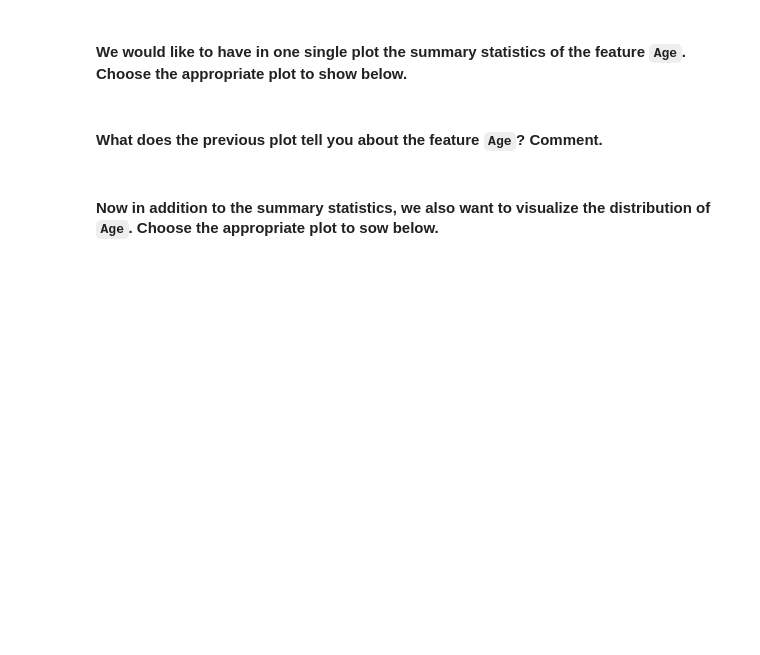
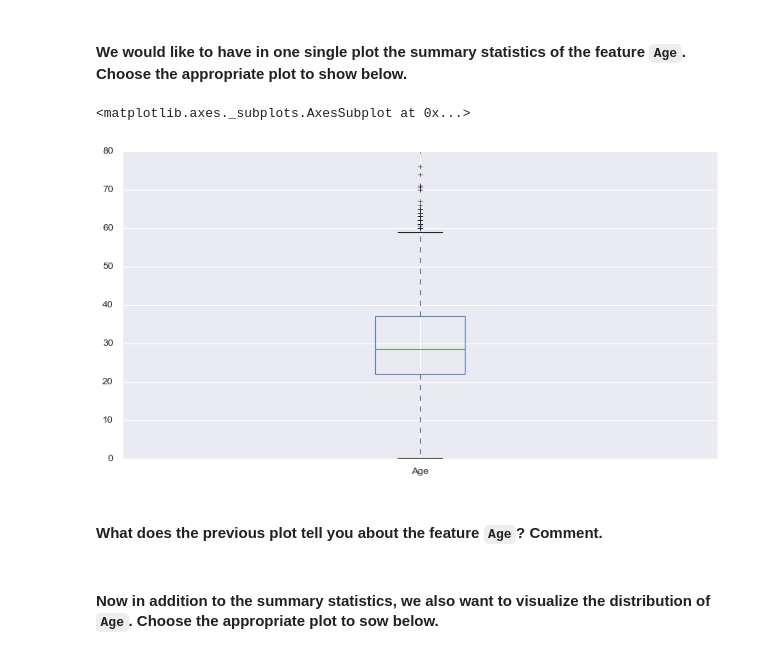
Before and after one commit to LiviaCanet/datamad0119, a Jupyter notebook: module-2/lab-matplotlib-seaborn/your-code/challenge-3.ipynb, the cells around one changed output. Cells and saved outputs as stored; diff of their text form; code cells hidden in the pictures; blank space fills up the shorter version.

```diff
--- a/module-2/lab-matplotlib-seaborn/your-code/challenge-3.ipynb
+++ b/module-2/lab-matplotlib-seaborn/your-code/challenge-3.ipynb
@@ -135,5 +153,12 @@ titanic['Gender'].hist(bins=10)
 #### We would like to have in one single plot the summary statistics of the feature `Age`. Choose the appropriate plot to show below.
 # %%
 # your code here
+
+#titanic.describe()
+
+titanic.boxplot('Age')
+# %% [output]
+<matplotlib.axes._subplots.AxesSubplot at 0x...>
+[figure, added]
 # %% [markdown]
 #### What does the previous plot tell you about the feature `Age`? Comment.
```
Also changed, not shown: parts of 15 cells of this notebook.
